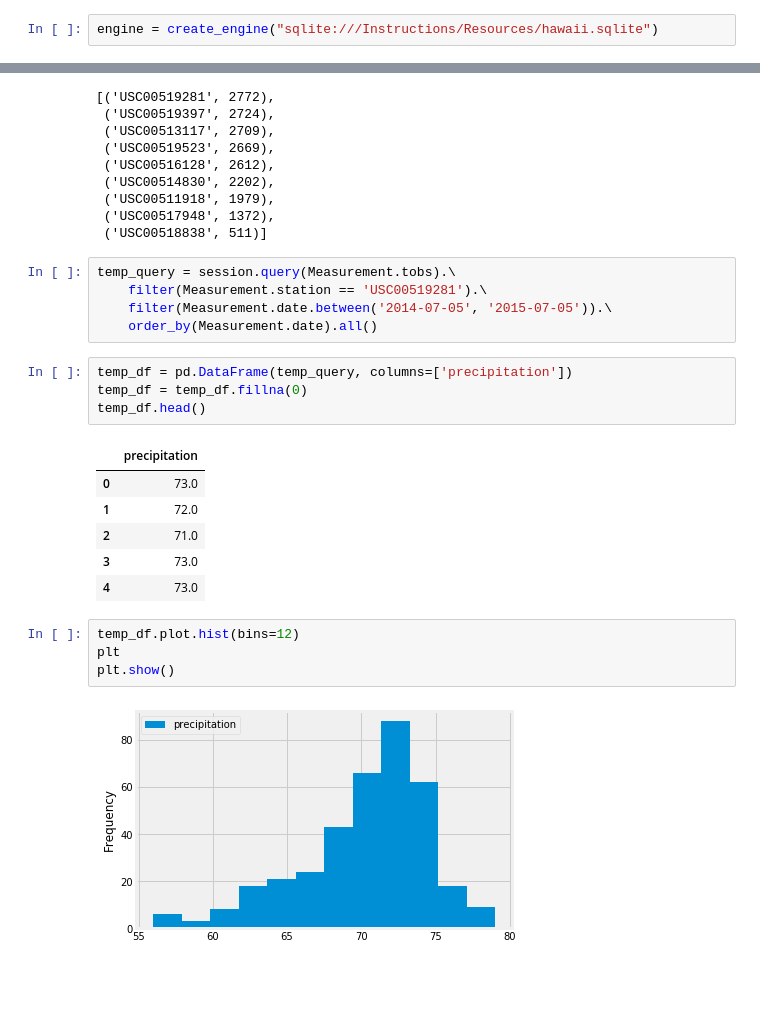
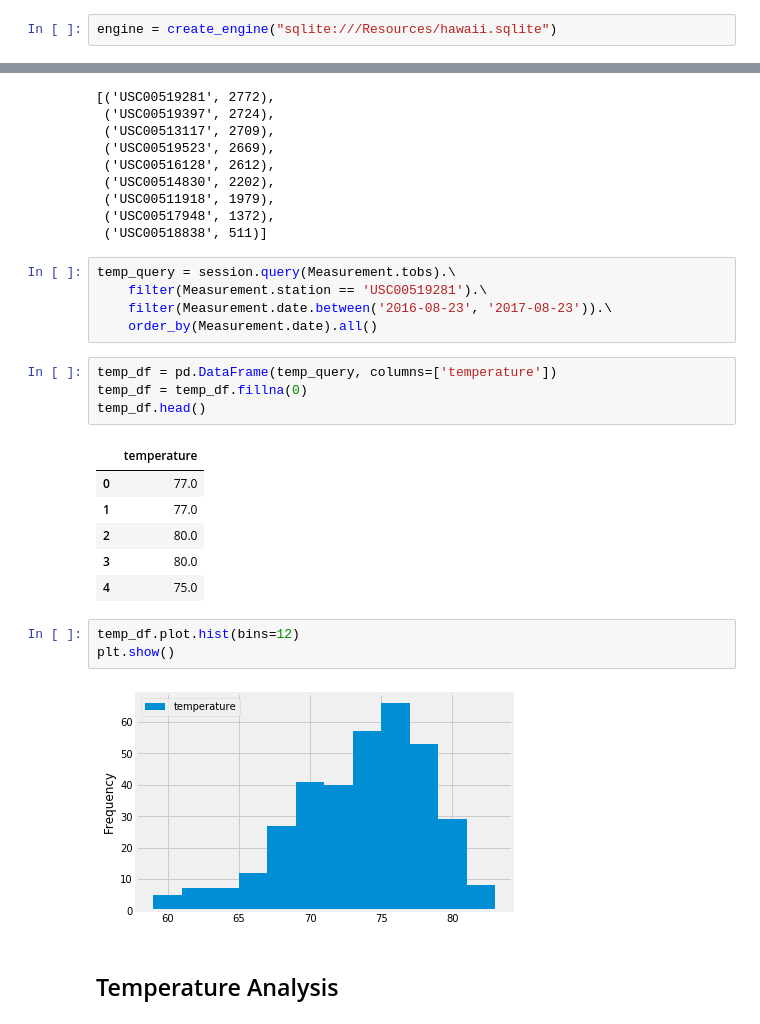
Before and after one commit to erictonian/SQLAlchemyHW-eTonian, a Jupyter notebook: HW_results.ipynb, the cells around one changed output, grey strips where cells are left out. Drawn from its saved outputs; the diff is of its cells as text; blank space fills up the shorter version.

```diff
--- a/HW_results.ipynb
+++ b/HW_results.ipynb
@@ -15,7 +15,7 @@ from sqlalchemy.ext.automap import automap_base
 from sqlalchemy.orm import Session
 from sqlalchemy import create_engine, inspect, func
 # %%
-engine = create_engine("sqlite:///Instructions/Resources/hawaii.sqlite")
+engine = create_engine("sqlite:///Resources/hawaii.sqlite")
 # %%
 Base = automap_base()
 Base.prepare(engine, reflect=True)
@@ -136,22 +133,23 @@ session.query(Measurement.station, func.count(Measurement.station)).\
 # %%
 temp_query = session.query(Measurement.tobs).\
     filter(Measurement.station == 'USC00519281').\
-    filter(Measurement.date.between('2014-07-05', '2015-07-05')).\
+    filter(Measurement.date.between('2016-08-23', '2017-08-23')).\
     order_by(Measurement.date).all()
 # %%
-temp_df = pd.DataFrame(temp_query, columns=['precipitation'])
+temp_df = pd.DataFrame(temp_query, columns=['temperature'])
 temp_df = temp_df.fillna(0)
 temp_df.head()
 # %% [output]
-|  | precipitation |
-| 0 | 73.0 |
-| 1 | 72.0 |
-| 2 | 71.0 |
-| 3 | 73.0 |
-| 4 | 73.0 |
+|  | temperature |
+| 0 | 77.0 |
+| 1 | 77.0 |
+| 2 | 80.0 |
+| 3 | 80.0 |
+| 4 | 75.0 |
 # %%
 temp_df.plot.hist(bins=12)
-plt
 plt.show()
 # %% [output]
-[figure, old version]
+[figure, new version]
+# %% [markdown]
+## Temperature Analysis
```
Also changed, not shown: parts of 9 cells of this notebook, 17 other files.
